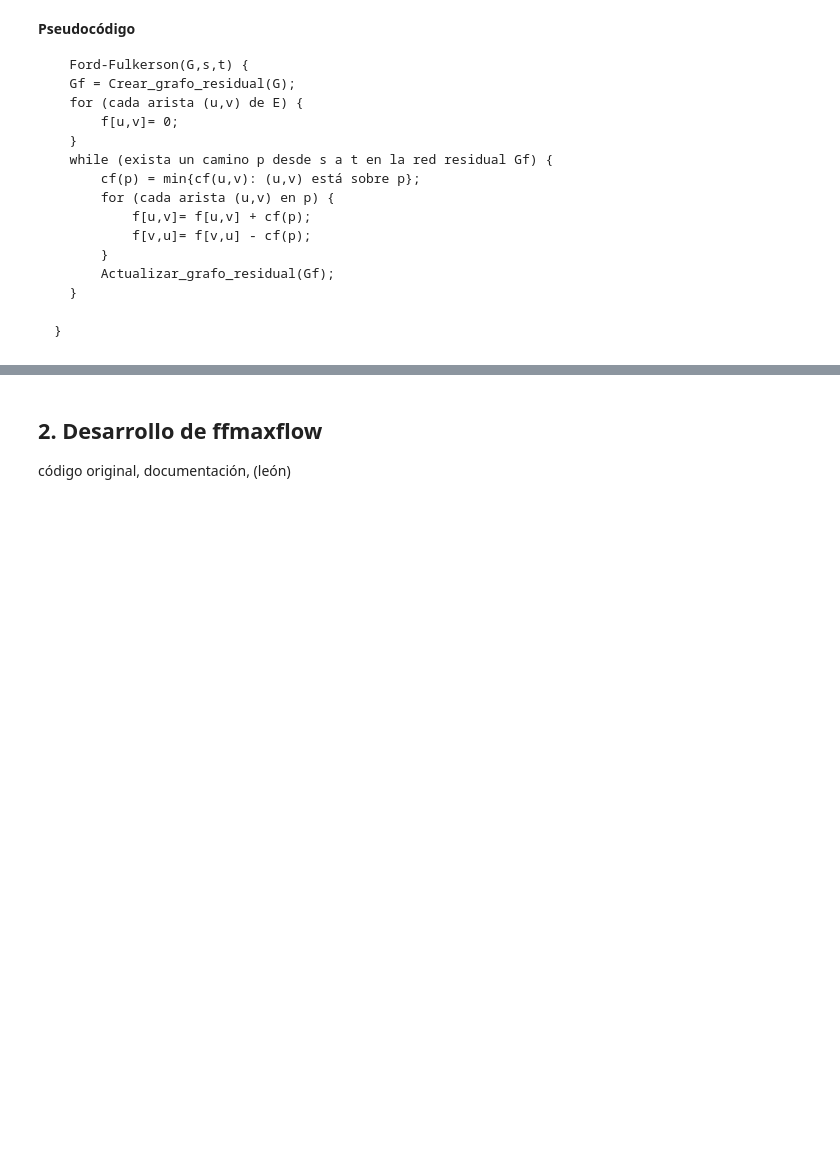
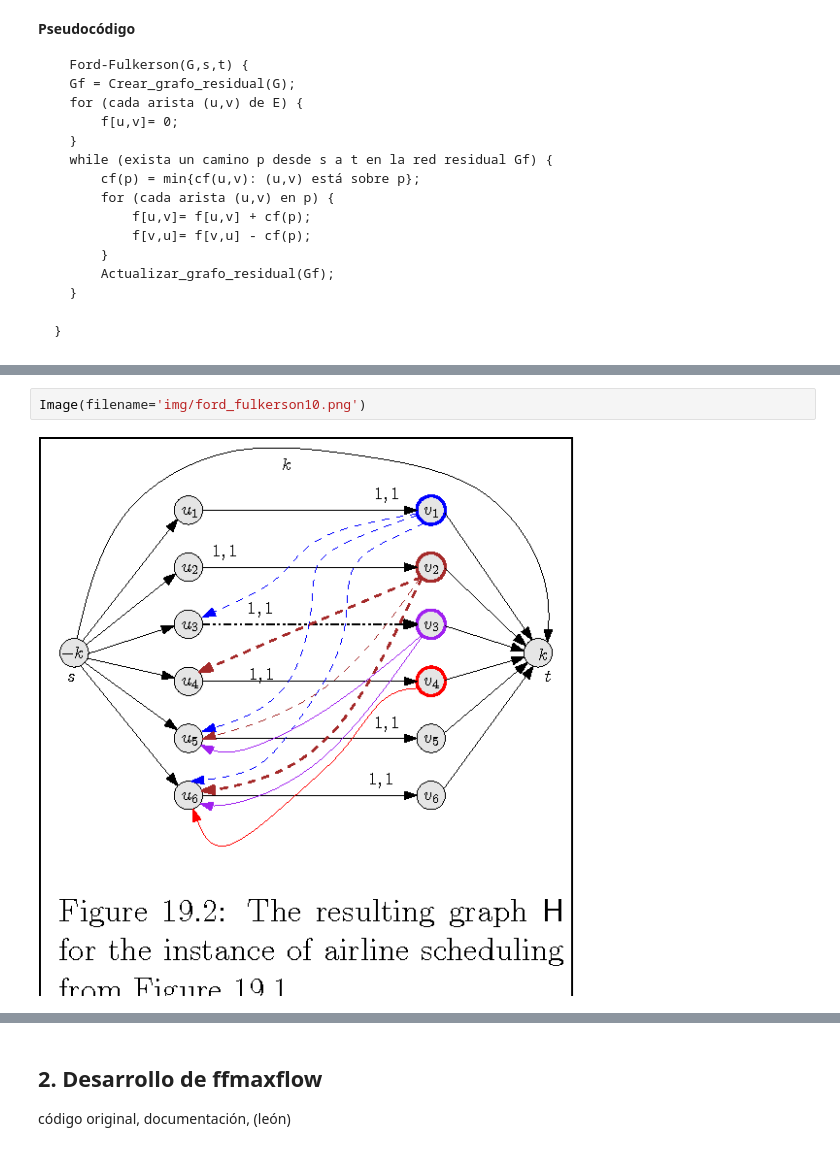
Before and after one commit to diramtz/ProyectoFinal_MaxFlow, a Jupyter notebook: reporte_equipo_2.ipynb, the cells around one changed output, grey strips where cells are left out. Saved outputs shown, nothing was run; the diff lists cells and outputs as text; blank space fills up the shorter version.

```diff
--- a/reporte_equipo_2.ipynb
+++ b/reporte_equipo_2.ipynb
@@ -143,0 +181,4 @@ Cuando las capacidades son números enteros, el tiempo de ejecución de Ford-Ful
+# %%
+Image(filename='img/ford_fulkerson10.png')
+# %% [output]
+[figure, added]
```
Also changed, not shown: parts of 12 cells of this notebook, 4 other files.
